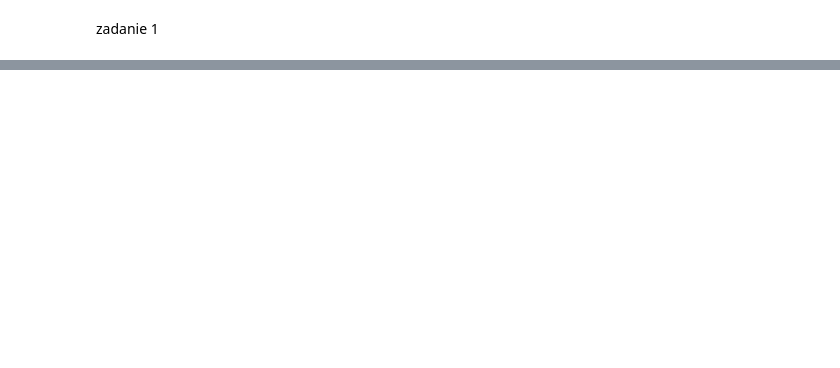
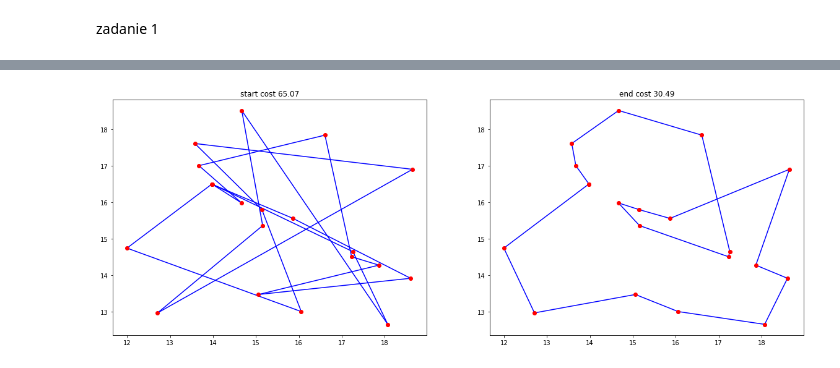
Before and after one commit to maati01/MOwNiT, a Jupyter notebook: lab04/lab04.ipynb, the cells around one changed output, grey strips where cells are left out. Saved outputs shown, nothing was run; the diff lists cells and outputs as text; code cells hidden in the pictures; blank space fills up the shorter version.

```diff
--- a/lab04/lab04.ipynb
+++ b/lab04/lab04.ipynb
@@ -146,0 +162,4 @@ def generate_points_normal(n, size):
+# %%
+run(generate_points_normal(20,30))
+# %% [output]
+[figure, added]
```
Also changed, not shown: parts of 14 cells of this notebook.
